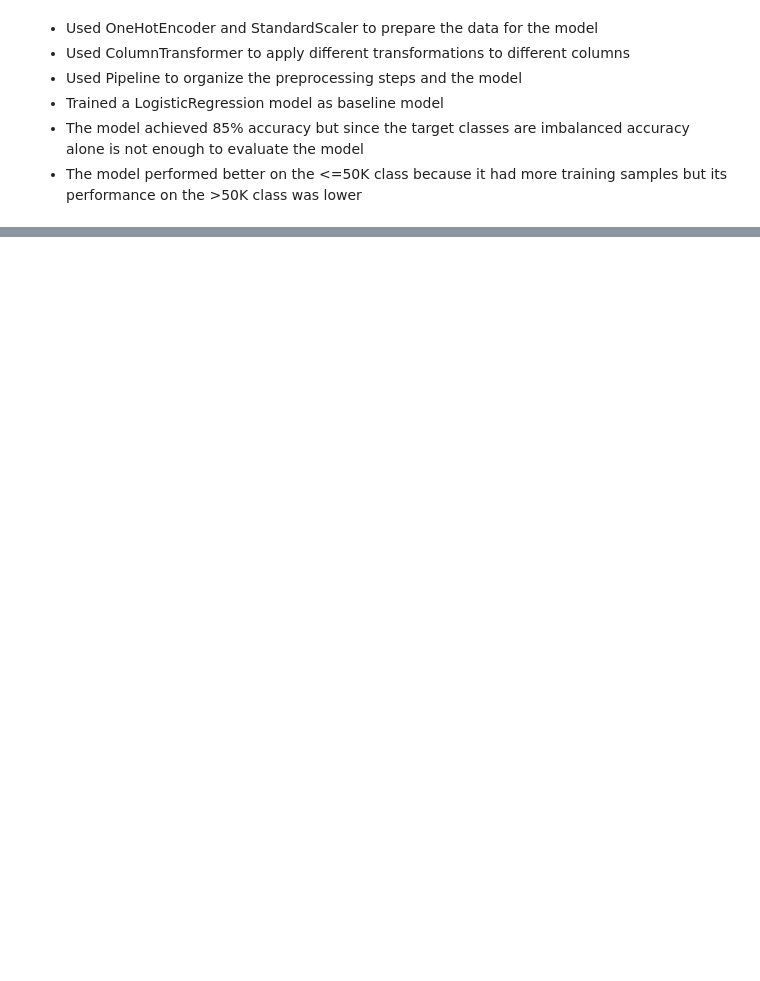
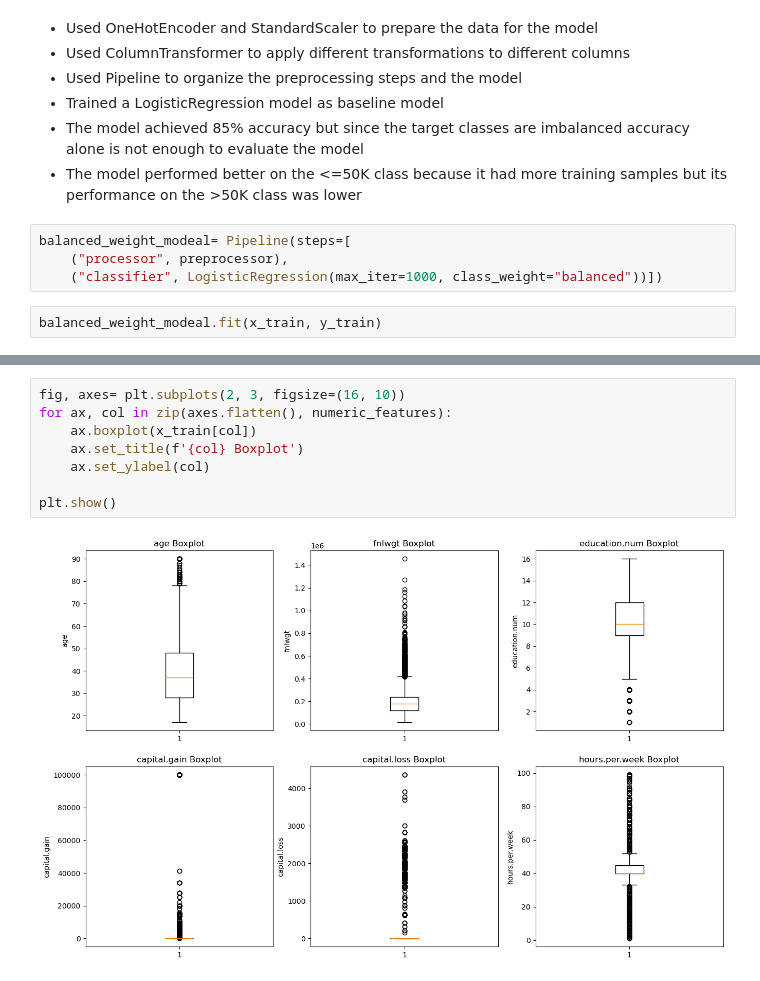
Before and after one commit to shukriaarifi/income_prediction, a Jupyter notebook: notebooks/income_prediction.ipynb, the cells around one changed output, grey strips where cells are left out. Cells and saved outputs as stored; diff of their text form; blank space fills up the shorter version.

Commit message:
Analyzed numerical features and thier outliers

```diff
--- a/notebooks/income_prediction.ipynb
+++ b/notebooks/income_prediction.ipynb
@@ -385,3 +385,9 @@ array([[4595,  345],
 - Trained a LogisticRegression model as baseline model
 - The model achieved 85% accuracy but since the target classes are imbalanced accuracy alone is not enough to evaluate the model
 - The model performed better on the <=50K class because it had more training samples but its performance on the >50K class was lower
+# %%
+balanced_weight_modeal= Pipeline(steps=[
+    ("processor", preprocessor),
+    ("classifier", LogisticRegression(max_iter=1000, class_weight="balanced"))])
+# %%
+balanced_weight_modeal.fit(x_train, y_train)
@@ -387,0 +446,10 @@ array([[4595,  345],
+# %%
+fig, axes= plt.subplots(2, 3, figsize=(16, 10))
+for ax, col in zip(axes.flatten(), numeric_features):
+    ax.boxplot(x_train[col])
+    ax.set_title(f'{col} Boxplot')
+    ax.set_ylabel(col)
+
+plt.show()
+# %% [output]
+[figure, added]
```
Also changed, not shown: parts of 18 cells of this notebook.
